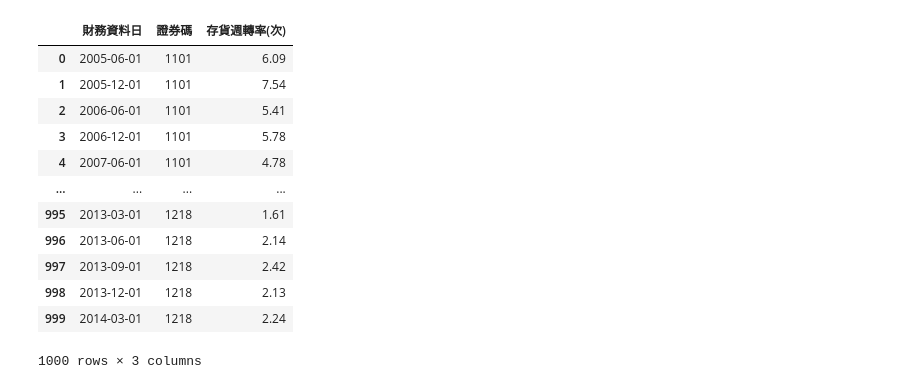
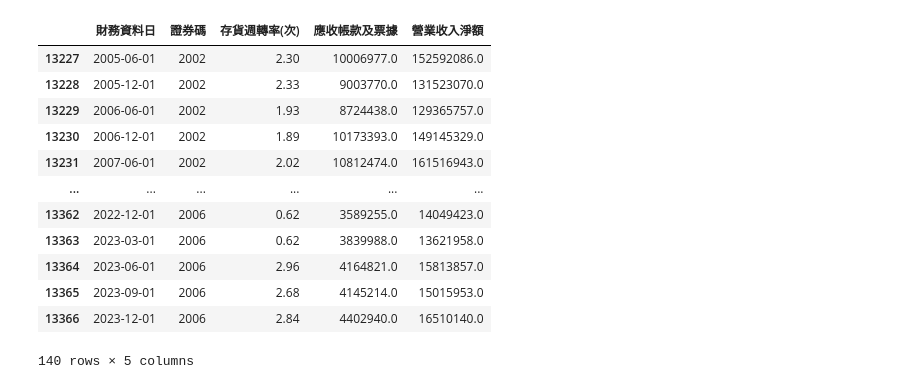
Before and after one commit to tsungyou/Money, a Jupyter notebook: capstone-factor/pq.ipynb, the cells around one changed output. Saved outputs shown, nothing was run; the diff lists cells and outputs as text; code cells hidden in the pictures.

```diff
--- a/capstone-factor/pq.ipynb
+++ b/capstone-factor/pq.ipynb
@@ -12,24 +12,27 @@ pmart.to_parquet(f"{FIN_DIR}/pmart/net_revenue.parquet")
 # %%
 import pandas as pd
 import json
+import matplotlib.pyplot as plt
 import os
 CUR_DIR = os.getcwd()
 FIN_DIR = os.path.join(os.path.dirname(CUR_DIR), "financial_statements")
 # 營業收入：pstage => financial_report
 df = pd.read_parquet(f"{FIN_DIR}/pstage/financial_report.parquet", engine='pyarrow')
-pmart = df[['財務資料日', '證券碼', '存貨週轉率(次)']]
-pmart
+list_ = ['2002', "2006"]
+pmart = df[['財務資料日', '證券碼', '存貨週轉率(次)', '應收帳款及票據', '營業收入淨額']]
+filtered_pmart = pmart[pmart['證券碼'].isin(list_)]
+filtered_pmart
 # %% [output]
-|  | 財務資料日 | 證券碼 | 存貨週轉率(次) |
-| 0 | 2005-06-01 | 1101 | 6.09 |
-| 1 | 2005-12-01 | 1101 | 7.54 |
-| 2 | 2006-06-01 | 1101 | 5.41 |
-| 3 | 2006-12-01 | 1101 | 5.78 |
-| 4 | 2007-06-01 | 1101 | 4.78 |
-| ... | ... | ... | ... |
-| 995 | 2013-03-01 | 1218 | 1.61 |
-| 996 | 2013-06-01 | 1218 | 2.14 |
-| 997 | 2013-09-01 | 1218 | 2.42 |
-| 998 | 2013-12-01 | 1218 | 2.13 |
-| 999 | 2014-03-01 | 1218 | 2.24 |
+|  | 財務資料日 | 證券碼 | 存貨週轉率(次) | 應收帳款及票據 | 營業收入淨額 |
+| 13227 | 2005-06-01 | 2002 | 2.30 | 10006977.0 | 152592086.0 |
+| 13228 | 2005-12-01 | 2002 | 2.33 | 9003770.0 | 131523070.0 |
+| 13229 | 2006-06-01 | 2002 | 1.93 | 8724438.0 | 129365757.0 |
+| 13230 | 2006-12-01 | 2002 | 1.89 | 10173393.0 | 149145329.0 |
+| 13231 | 2007-06-01 | 2002 | 2.02 | 10812474.0 | 161516943.0 |
+| ... | ... | ... | ... | ... | ... |
+| 13362 | 2022-12-01 | 2006 | 0.62 | 3589255.0 | 14049423.0 |
+| 13363 | 2023-03-01 | 2006 | 0.62 | 3839988.0 | 13621958.0 |
+| 13364 | 2023-06-01 | 2006 | 2.96 | 4164821.0 | 15813857.0 |
+| 13365 | 2023-09-01 | 2006 | 2.68 | 4145214.0 | 15015953.0 |
+| 13366 | 2023-12-01 | 2006 | 2.84 | 4402940.0 | 16510140.0 |
-1000 rows × 3 columns
+140 rows × 5 columns
```
Also changed, not shown: parts of 3 cells of this notebook, 17 other files.
